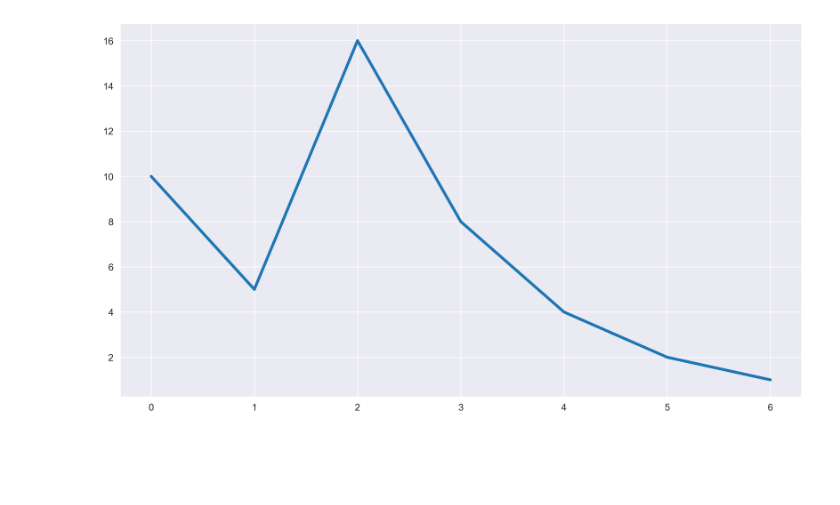
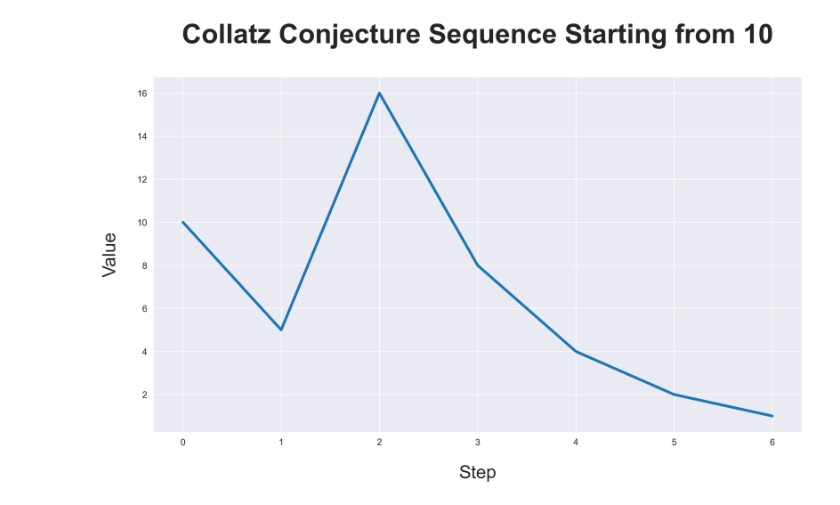
Before and after one commit to PrasoonPratham/collatz-conjecture, a Jupyter notebook: main.ipynb, the cells around one changed output. Cells and saved outputs as stored; diff of their text form; code cells hidden in the pictures; blank space fills up the shorter version.

Commit message:
Better images

```diff
--- a/main.ipynb
+++ b/main.ipynb
@@ -24,16 +24,16 @@ n = 10
 # %%
 sequence = list(collatz_sequence(n))
 
 # Create a figure and set its size and DPI
 fig = plt.figure(figsize=(3840/300, 2160/300), dpi=300)
 
 # Plot the sequence
 plt.plot(sequence, linewidth=3)
-# plt.xlabel('Step', fontsize=17, fontweight='bold')
-# plt.ylabel('Value', fontsize=17, fontweight='bold')
-# plt.title(f'Collatz Conjecture Sequence Starting from {n}', fontsize=24, fontweight='bold')
+plt.xlabel('Step', fontsize=20, labelpad=20)
+plt.ylabel('Value', fontsize=20, labelpad=20)
+plt.title(f'Collatz Conjecture Sequence Starting from {n}', fontsize=30, fontweight='bold', y=1.08)
 
 # Save plot as PNG image
 fig.savefig(f'collatz_conjecture_{n}.png', bbox_inches='tight')
 # %% [output]
-[figure, old version]
+[figure, new version]
```
Also changed, not shown: parts of 3 cells of this notebook, 1 other file.
